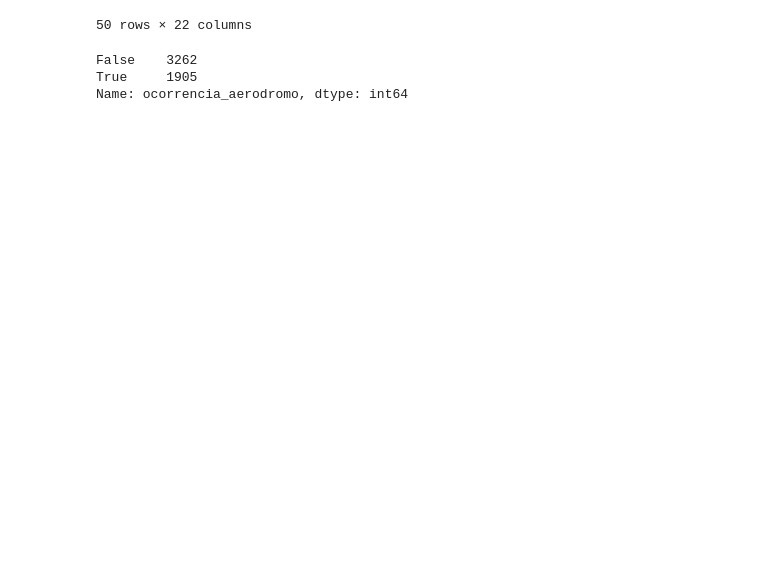
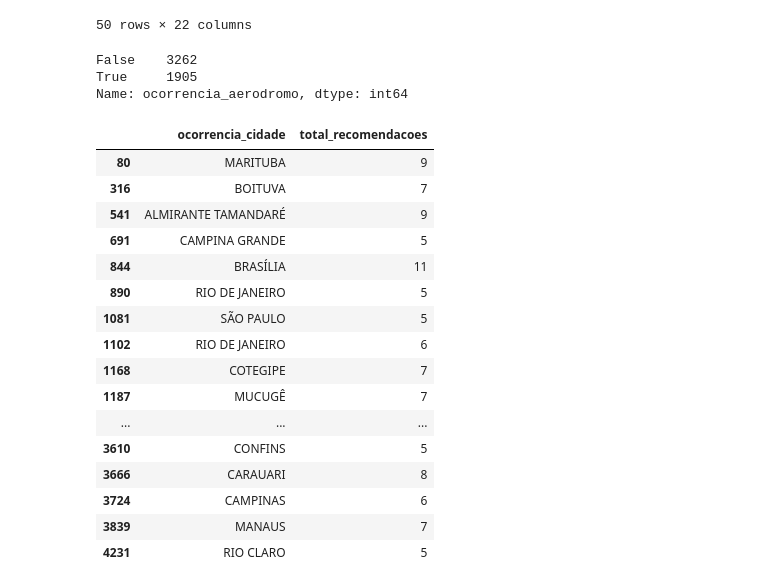
Before and after one commit to Hugox96/Estudos_Python, a Jupyter notebook: Panda_Curso/Pandas_Aula5.ipynb, the cells around one changed output. Cells and saved outputs as stored; diff of their text form; code cells hidden in the pictures; blank space fills up the shorter version.

```diff
--- a/Panda_Curso/Pandas_Aula5.ipynb
+++ b/Panda_Curso/Pandas_Aula5.ipynb
@@ -39,3 +39,25 @@ filtro_aerodromo.value_counts()
 False    3262
 True     1905
 Name: ocorrencia_aerodromo, dtype: int64
+# %%
+#Filtro que irá criar um dataframe com as cidades onde as recomendações são maiores que 5
+filtro_recomendacoes = arquivo.total_recomendacoes >= 5
+arquivo.loc[filtro_recomendacoes, ["ocorrencia_cidade", "total_recomendacoes"]]
+# %% [output]
+|  | ocorrencia_cidade | total_recomendacoes |
+| 80 | MARITUBA | 9 |
+| 316 | BOITUVA | 7 |
+| 541 | ALMIRANTE TAMANDARÉ | 9 |
+| 691 | CAMPINA GRANDE | 5 |
+| 844 | BRASÍLIA | 11 |
+| 890 | RIO DE JANEIRO | 5 |
+| 1081 | SÃO PAULO | 5 |
+| 1102 | RIO DE JANEIRO | 6 |
+| 1168 | COTEGIPE | 7 |
+| 1187 | MUCUGÊ | 7 |
+| ... | ... | ... |
+| 3610 | CONFINS | 5 |
+| 3666 | CARAUARI | 8 |
+| 3724 | CAMPINAS | 6 |
+| 3839 | MANAUS | 7 |
+| 4231 | RIO CLARO | 5 |
```
Also changed, not shown: parts of 3 cells of this notebook.
